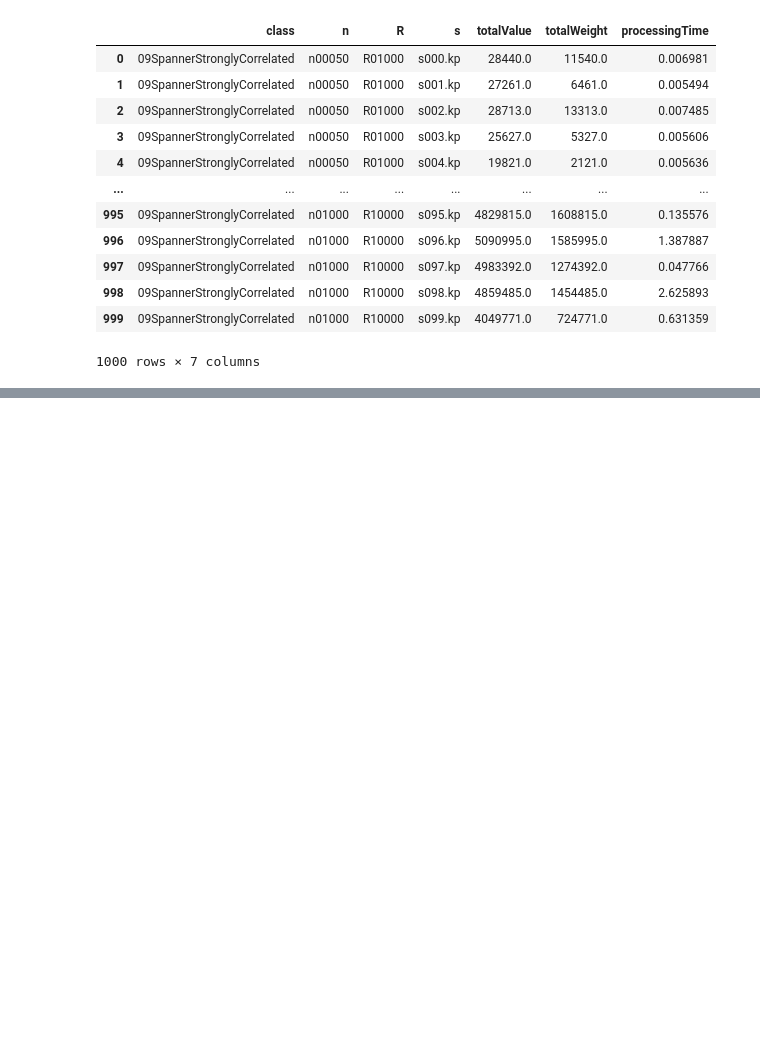
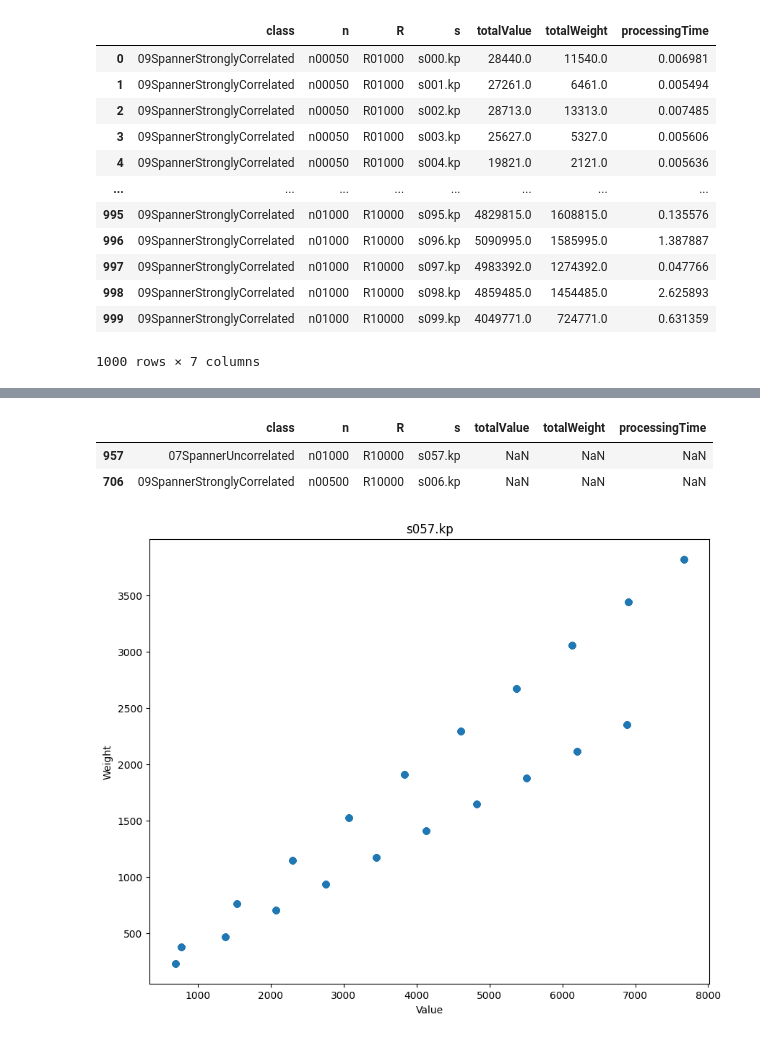
Before and after one commit to NgThVinh/BT2_20520862, a Jupyter notebook: analytics.ipynb, the cells around one changed output, grey strips where cells are left out. Cells and saved outputs as stored; diff of their text form; code cells hidden in the pictures; blank space fills up the shorter version.

```diff
--- a/analytics.ipynb
+++ b/analytics.ipynb
@@ -88,0 +51,5 @@ na_values
+# %%
+df = pd.read_csv(f'SCIP result\\11.csv')
+for n in ['n00050','n00100','n00200','n00500','n01000']:
+    for r in ['R01000','R10000']:
+        print(round(df[df.n==n][df.R==r].totalWeight.mean()))
@@ -88,0 +67,20 @@ na_values
+# %%
+na_values = pd.DataFrame([])
+for c in ['00','01','02','03','04','05','06','07','08','09','10','11','12']:
+    df = pd.read_csv(f'SCIP result\\{c}.csv')
+    na_values = na_values.append(df[df['processingTime'].isna()])
+na_values.iloc[:3]
+# %% [output]
+|  | class | n | R | s | totalValue | totalWeight | processingTime |
+| 957 | 07SpannerUncorrelated | n01000 | R10000 | s057.kp | NaN | NaN | NaN |
+| 706 | 09SpannerStronglyCorrelated | n00500 | R10000 | s006.kp | NaN | NaN | NaN |
+# %%
+values, weights, capacity = read_data(r'kplib-master\07SpannerUncorrelated\n01000\R10000\s000.kp')
+plt.figure(figsize=(10, 8))
+plt.scatter(values, weights)
+plt.title('s057.kp')
+plt.xlabel('Value')
+plt.ylabel('Weight')
+plt.show()
+# %% [output]
+[figure, added]
```
Also changed, not shown: parts of 11 cells of this notebook, 1 other file.
